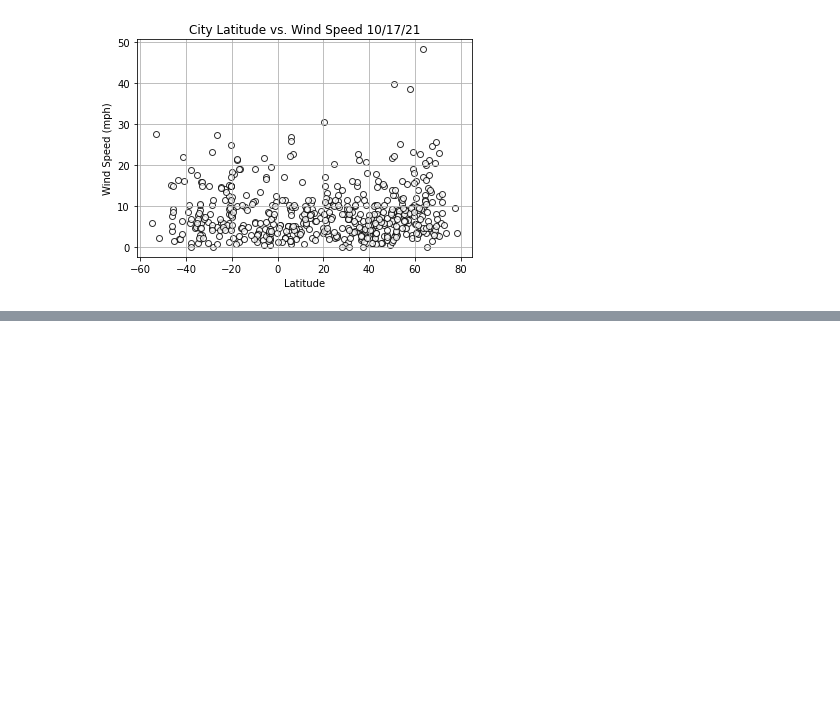
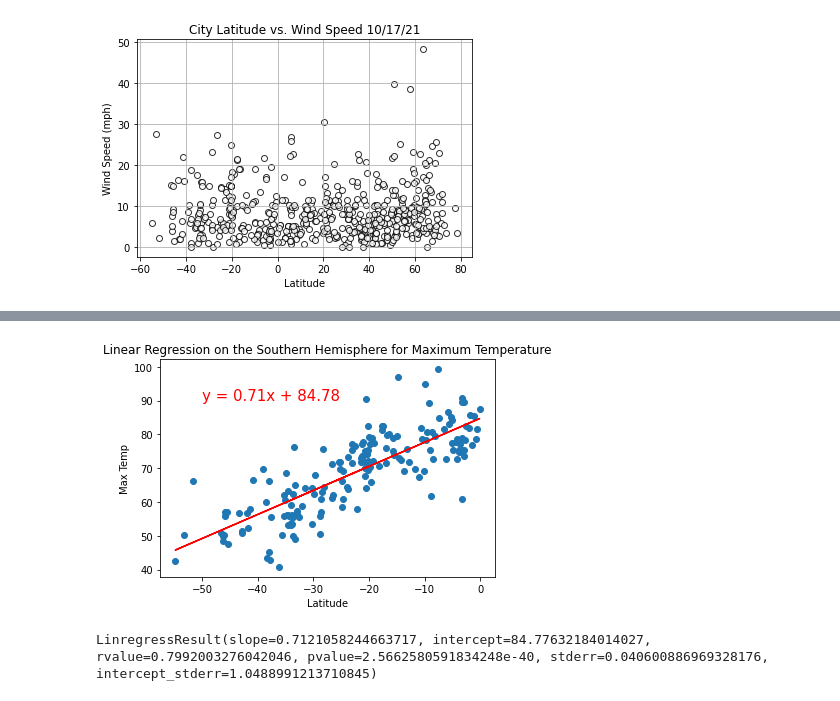
Before and after one commit to LiShanDa2021/World_Weather_Analysis, a Jupyter notebook: WeatherPy.ipynb, the cells around one changed output, grey strips where cells are left out. Saved outputs shown, nothing was run; the diff lists cells and outputs as text; code cells hidden in the pictures; blank space fills up the shorter version.

```diff
--- a/WeatherPy.ipynb
+++ b/WeatherPy.ipynb
@@ -244,0 +318,13 @@ plt.show()
+# %%
+# linear regression on the southern Hemisphere
+x_values = southern_hemi_df['Lat']
+y_values = southern_hemi_df['Max Temp']
+
+# call the function
+plot_linear_regression(x_values, y_values, 'Linear Regression on the Southern Hemisphere for Maximum Temperature', 'Max Temp', (-50,90))
+# %% [output]
+[figure, added]
+# %%
+linregress(x_values, y_values)
+# %% [output]
+LinregressResult(slope=0.7121058244663717, intercept=84.77632184014027, rvalue=0.7992003276042046, pvalue=2.5662580591834248e-40, stderr=0.040600886969328176, intercept_stderr=1.0488991213710845)
```
Also changed, not shown: parts of 17 cells of this notebook.
